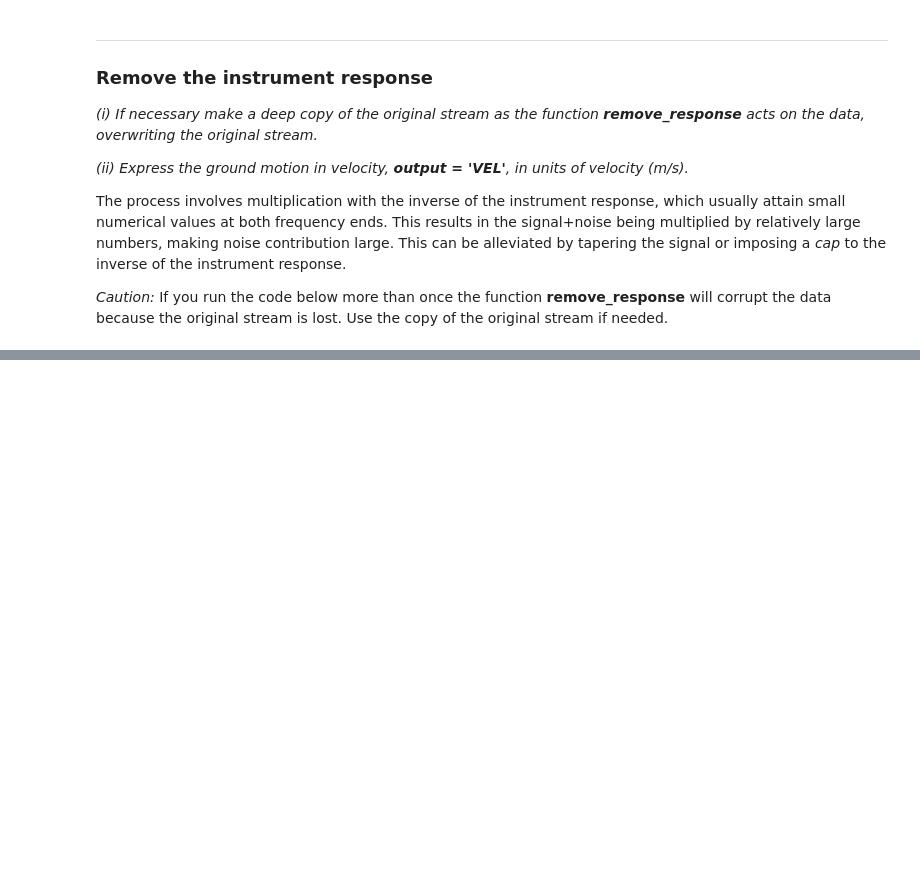
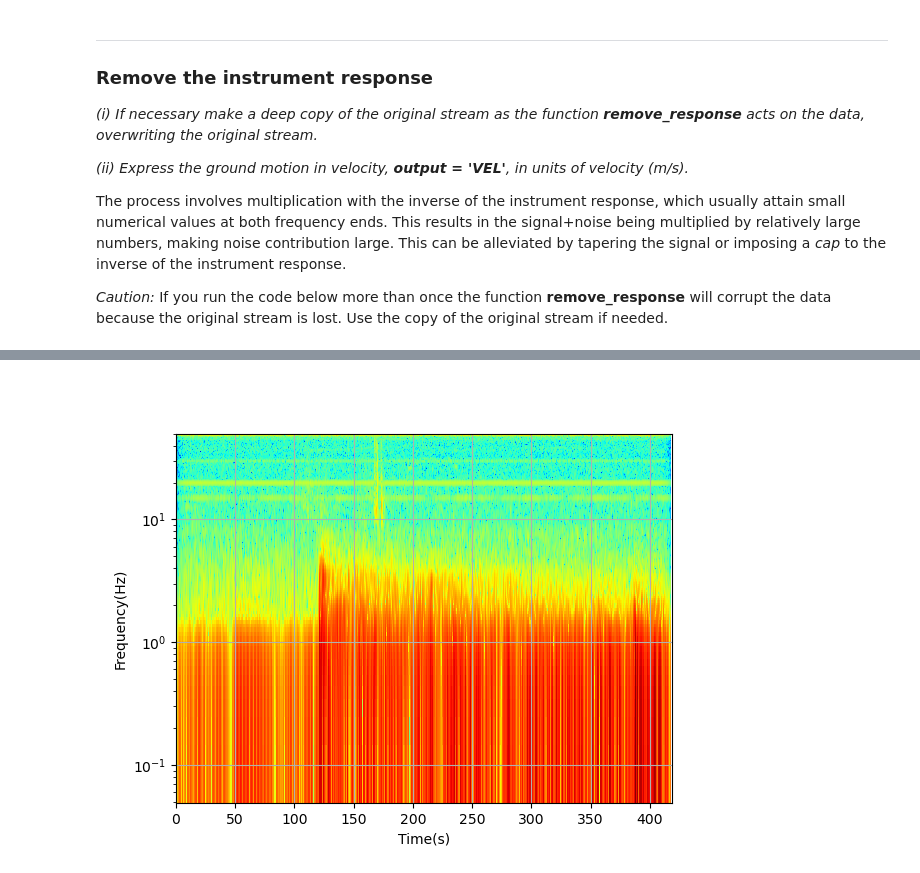
Before and after one commit to jandyr/ProSeisSN, a Jupyter notebook: Unit02/Nbk02.ipynb, the cells around one changed output, grey strips where cells are left out. Saved outputs shown, nothing was run; the diff lists cells and outputs as text; code cells hidden in the pictures; blank space fills up the shorter version.

```diff
--- a/Unit02/Nbk02.ipynb
+++ b/Unit02/Nbk02.ipynb
@@ -144,10 +159,11 @@ The station has most of it's power below 1 Hz, which is common for a time-period
 # %%
 # Construct a figure for BHZ trace
 fig, ax = plt.subplots()
-_ = st[-1].spectrogram(log=True, dbscale=True, axes=ax, show=True, cmap = "jet")
+_ = st1[-1].spectrogram(log=True, dbscale=True, axes=ax, show=True, cmap = "jet")
 plt.xlabel("Time(s)")
 plt.ylabel("Frequency(Hz)")
 #plt.title("Plot Title")
 #plt.legend() # If you have multiple lines in the plot
 plt.grid(True) # Add a grid to the plot
 plt.show()
+# %% [output]
@@ -153,0 +187 @@ plt.show()
+[figure, added]
```
Also changed, not shown: parts of 8 cells of this notebook.
